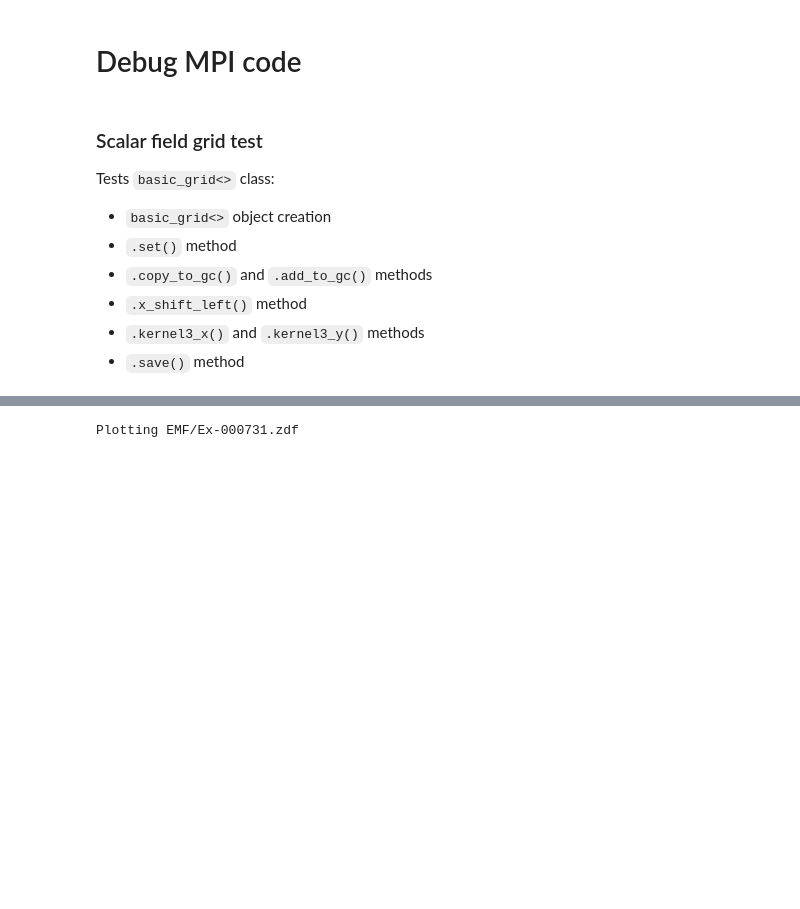
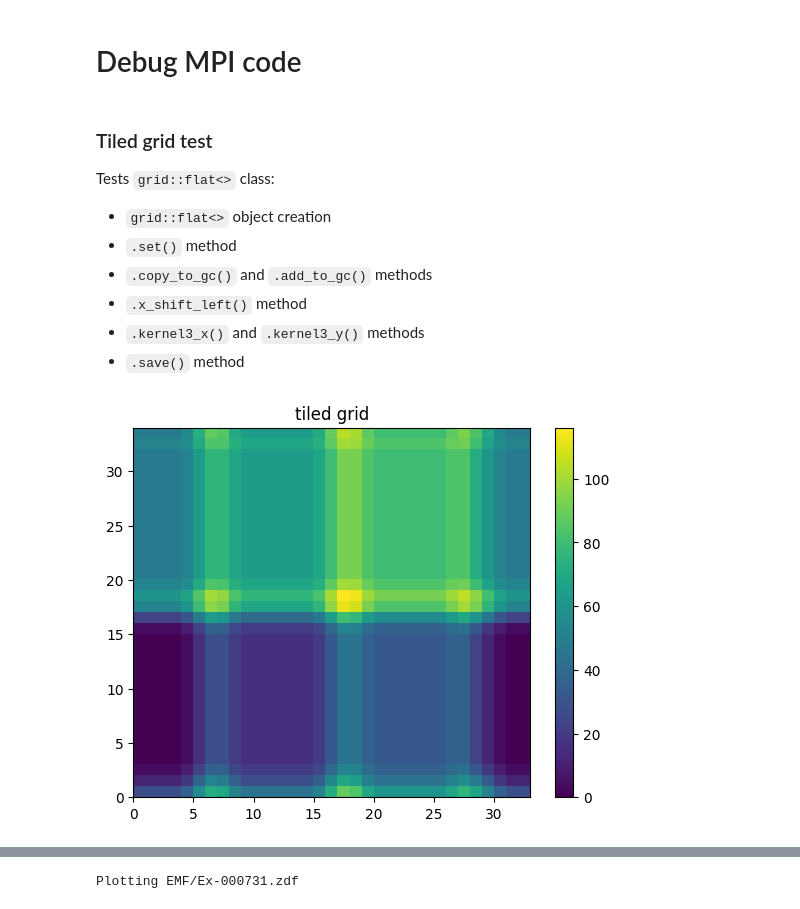
Before and after one commit to ricardo-fonseca/zpic-parallel, a Jupyter notebook: mpi/em2ds/Debug-mpi.ipynb, the cells around one changed output, grey strips where cells are left out. Drawn from its saved outputs; the diff is of its cells as text; code cells hidden in the pictures; blank space fills up the shorter version.

```diff
--- a/mpi/em2ds/Debug-mpi.ipynb
+++ b/mpi/em2ds/Debug-mpi.ipynb
@@ -1,13 +1,18 @@
 # %% [markdown]
 # Debug MPI code
 # %% [markdown]
-### Scalar field grid test
+### Tiled grid test
 
-Tests `basic_grid<>` class:
+Tests `grid::flat<>` class:
 
-+ `basic_grid<>` object creation
++ `grid::flat<>` object creation
 + `.set()` method
 + `.copy_to_gc()` and `.add_to_gc()` methods
 + `.x_shift_left()` method
 + `.kernel3_x()` and `.kernel3_y()` methods
 + `.save()` method
+# %%
+import visxd
+visxd.grid( "mpi/mpi.zdf" )
+# %% [output]
+[figure, added]
```
Also changed, not shown: parts of 13 cells of this notebook, 34 other files.
